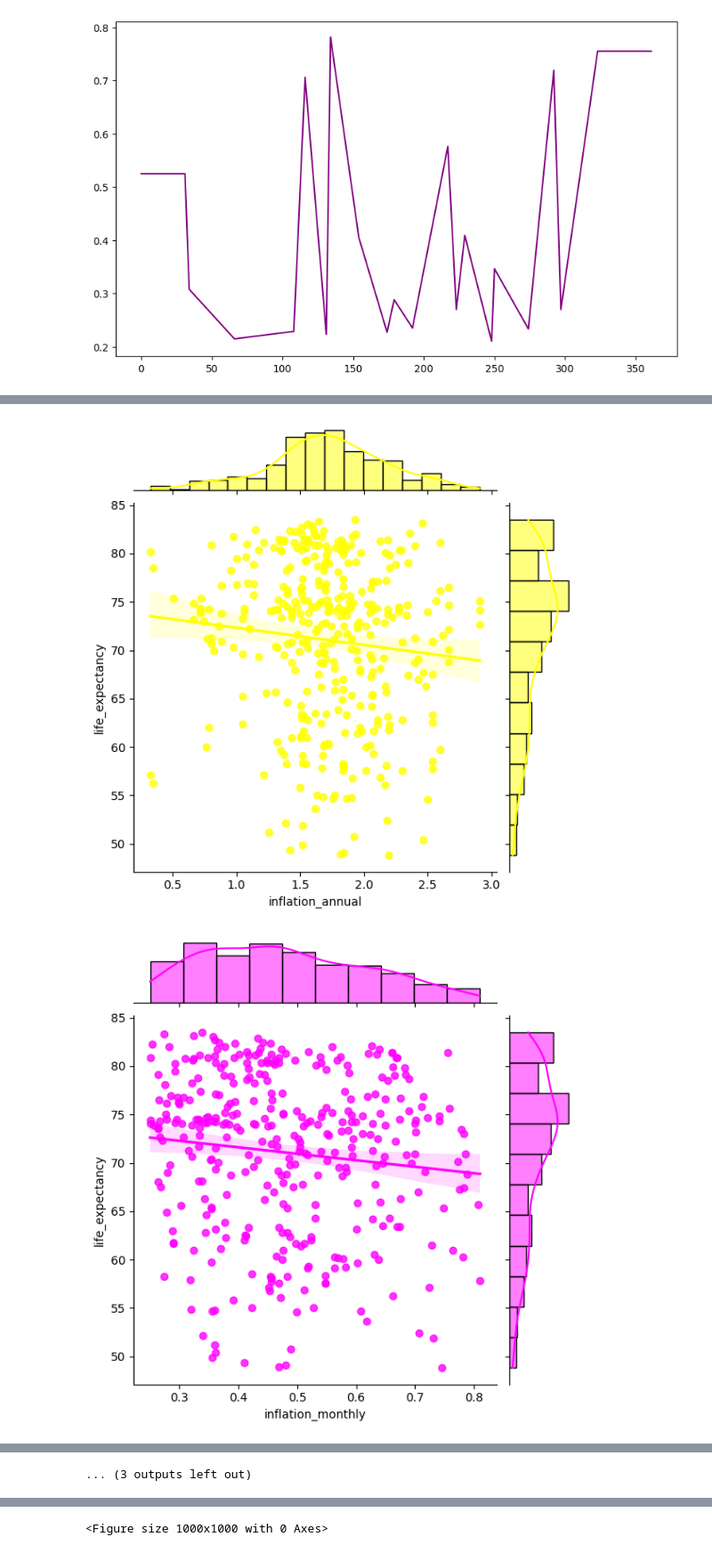
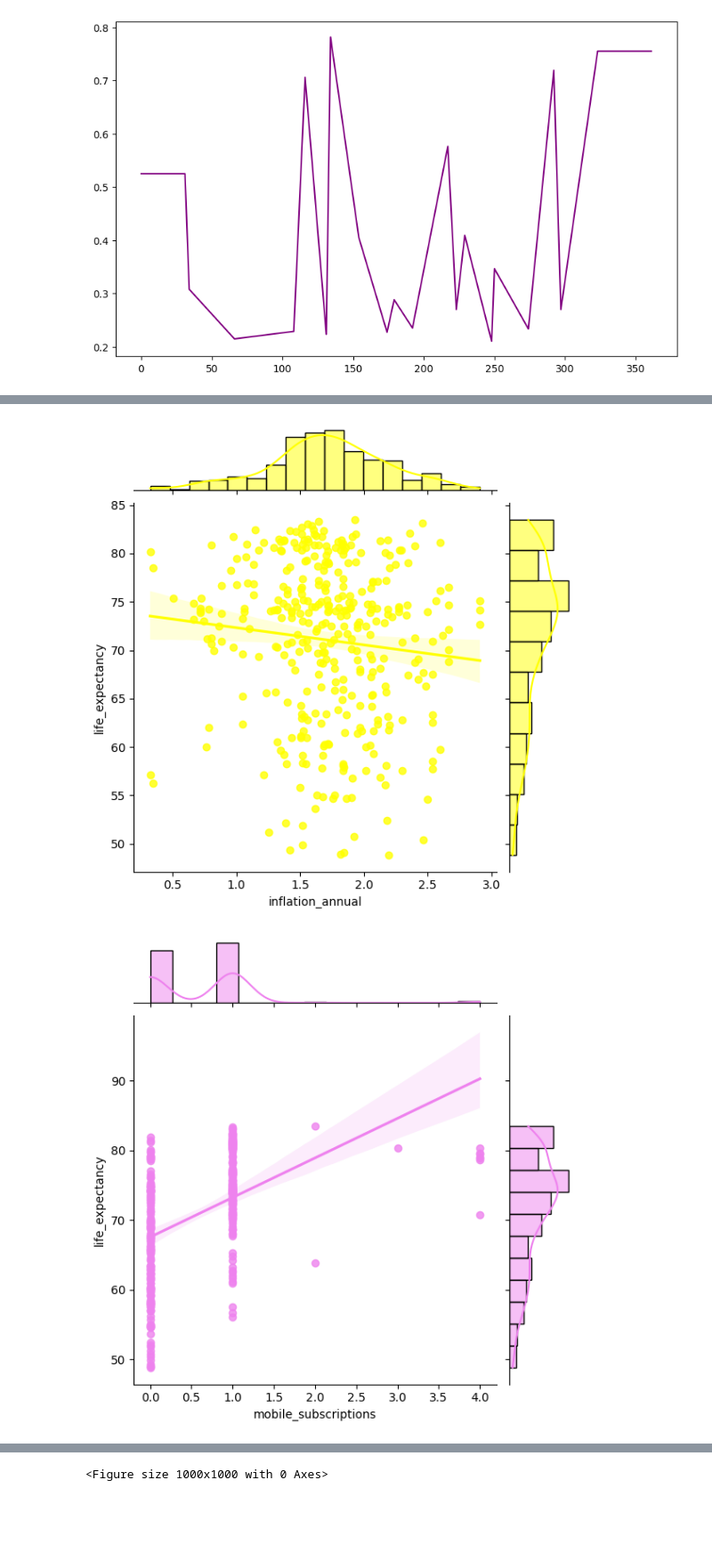
Before and after one commit to burakbinmunir/Life_Expectancy, a Jupyter notebook: l201302_assignment02.ipynb, the cells around one changed output, grey strips where cells are left out. Shown at 89% size. Cells and saved outputs as stored; diff of their text form; code cells hidden in the pictures; blank space fills up the shorter version.

```diff
--- a/l201302_assignment02.ipynb
+++ b/l201302_assignment02.ipynb
@@ -414,9 +405,7 @@ data['women_parliament_seats_rate'] = le.fit_transform(data['women_parliament_se
 data['women_parliament_seats_rate'] = data['women_parliament_seats_rate'].astype('float64')
 # %%
 # Convert unknown in internet_uses to -1
-# data['internet_users'] = data['internet_users'].replace('unknown', -1)
-data = data.drop(['Unnamed: 0'], axis=1)
-data.replace('unknown', pd.NA, inplace=True)
+data['internet_users'] = data['internet_users'].replace('unknown', -1)
 # %%
 corr = data.corr()
 
@@ -428,27 +417,25 @@ plt.show()
 # %%
 sns.jointplot(y='life_expectancy', x='surface_area', data=data, kind='reg', color='green')
 sns.jointplot(y='life_expectancy', x='agricultural_land', data=data, kind='reg', color='blue')
 sns.jointplot(y='life_expectancy', x='forest_area', data=data, kind='reg', color='maroon')
 sns.jointplot(y='life_expectancy', x='armed_forces_total', data=data, kind='reg', color='maroon')
 sns.jointplot(y='life_expectancy', x='urban_pop_major_cities', data=data, kind='reg', color='black')
 sns.jointplot(y='life_expectancy', x='urban_pop_minor_cities', data=data, kind='reg', color='brown')
 sns.jointplot(y='life_expectancy', x='national_income', data=data, kind='reg', color='gold')
 sns.jointplot(y='life_expectancy', x='inflation_annual', data=data, kind='reg', color='yellow')
-sns.jointplot(y='life_expectancy', x='inflation_monthly', data=data, kind='reg', color='magenta')
-sns.jointplot(y='life_expectancy', x='inflation_weekly', data=data, kind='reg', color='purple')
 sns.jointplot(y='life_expectancy', x='mobile_subscriptions', data=data, kind='reg', color='violet')
 sns.jointplot(y='life_expectancy', x='internet_users', data=data, kind='reg', color='silver')
 sns.jointplot(y='life_expectancy', x='secure_internet_servers_total', data=data, kind='reg', color='darkblue')
 sns.jointplot(y='life_expectancy', x='improved_sanitation', data=data, kind='reg', color='khaki')
 sns.jointplot(y='life_expectancy', x='women_parliament_seats_rate', data=data, kind='reg', color='lime')
 plt.show()
 # %% [output]
 [figure]
 [figure]
 [figure]
 [figure]
 [figure]
 [figure]
 [figure]
 [figure]
-[figure, old version]
+[figure, new version]
@@ -458 +444,0 @@ plt.show()
-... (3 outputs left out)
```
Also changed, not shown: parts of 5 cells of this notebook.
